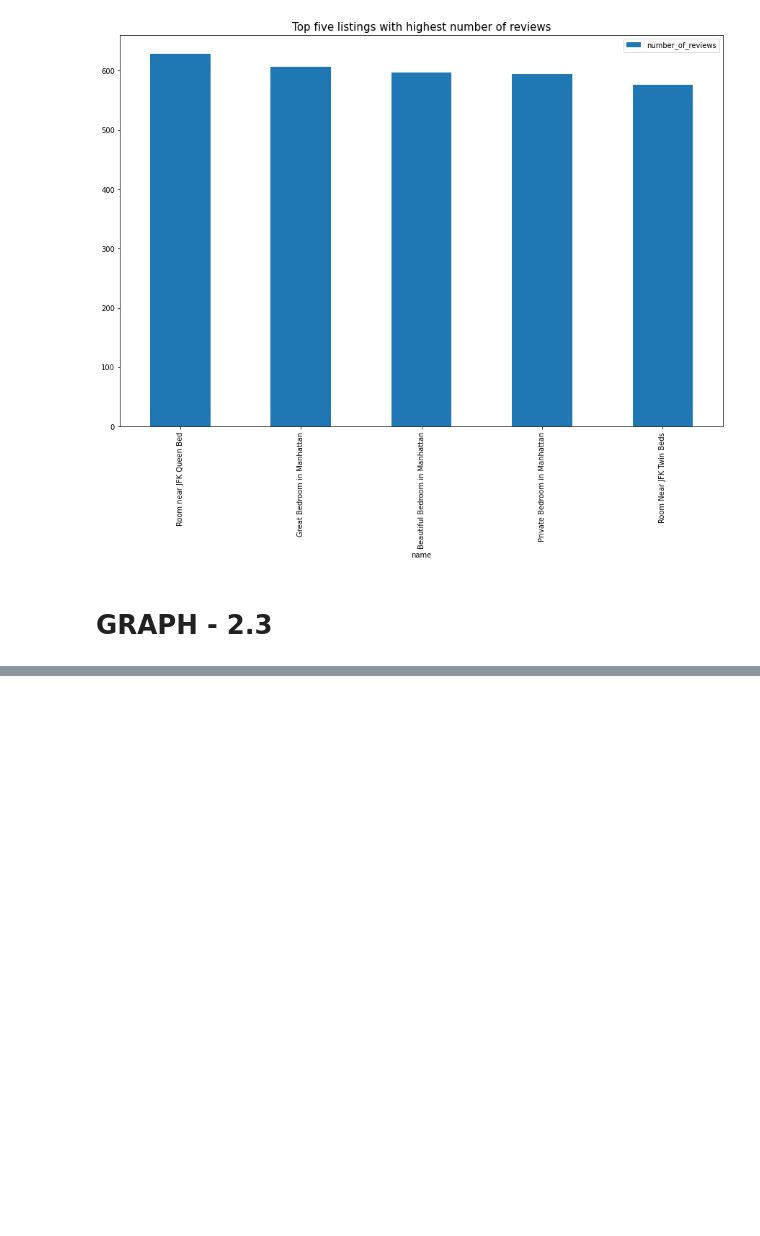
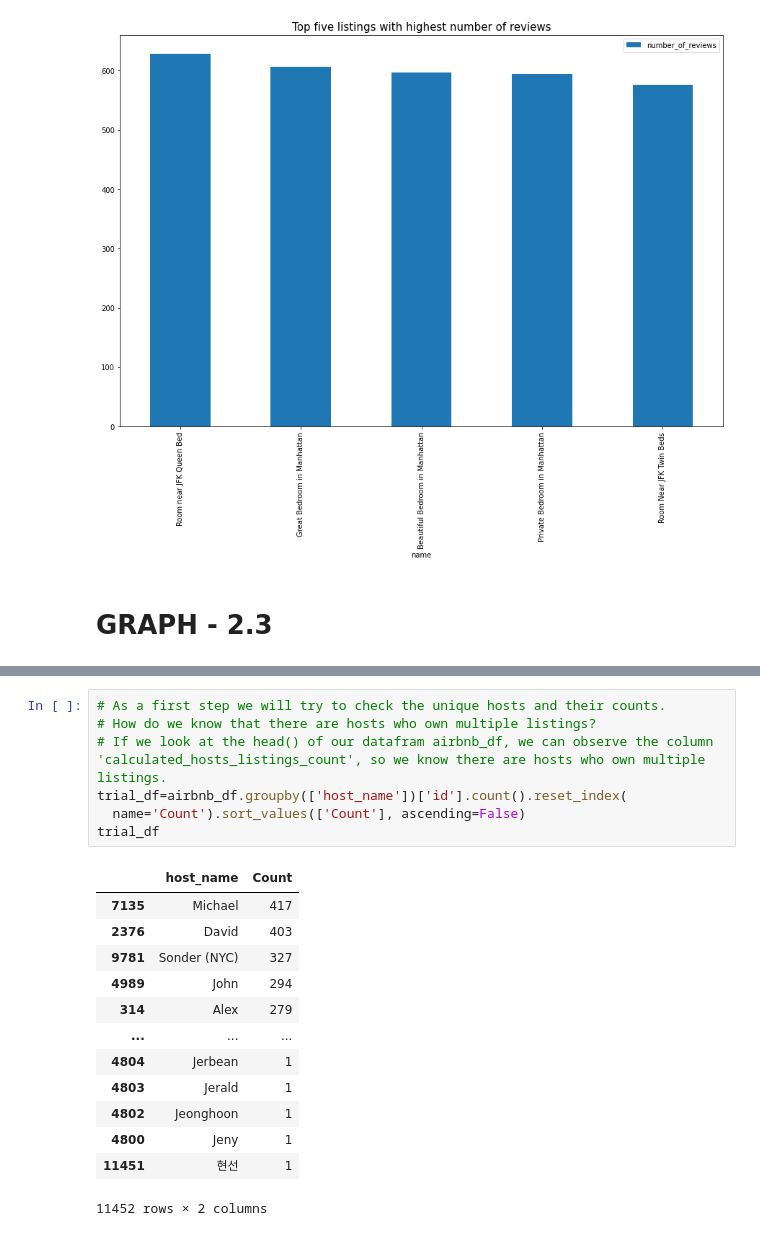
Before and after one commit to 66aadesh/AirBnB-Bookings-EDA, a Jupyter notebook: Copy_of_Airbnb_Bookings_Analysis_Capstone_Project.ipynb, the cells around one changed output, grey strips where cells are left out. Cells and saved outputs as stored; diff of their text form; blank space fills up the shorter version.

Commit message:
Completed all analysis on the dataframe. Next is to add theory and explain the codes.

```diff
--- a/Copy_of_Airbnb_Bookings_Analysis_Capstone_Project.ipynb
+++ b/Copy_of_Airbnb_Bookings_Analysis_Capstone_Project.ipynb
@@ -389,0 +426,21 @@ Text(0, 0.5, 'Average Price')
+# %%
+# As a first step we will try to check the unique hosts and their counts.
+# How do we know that there are hosts who own multiple listings?
+# If we look at the head() of our datafram airbnb_df, we can observe the column 'calculated_hosts_listings_count', so we know there are hosts who own multiple listings.
+trial_df=airbnb_df.groupby(['host_name'])['id'].count().reset_index(
+  name='Count').sort_values(['Count'], ascending=False)
+trial_df
+# %% [output]
+|  | host_name | Count |
+| 7135 | Michael | 417 |
+| 2376 | David | 403 |
+| 9781 | Sonder (NYC) | 327 |
+| 4989 | John | 294 |
+| 314 | Alex | 279 |
+| ... | ... | ... |
+| 4804 | Jerbean | 1 |
+| 4803 | Jerald | 1 |
+| 4802 | Jeonghoon | 1 |
+| 4800 | Jeny | 1 |
+| 11451 | 현선 | 1 |
+11452 rows × 2 columns
```
Also changed, not shown: parts of 24 cells of this notebook.
